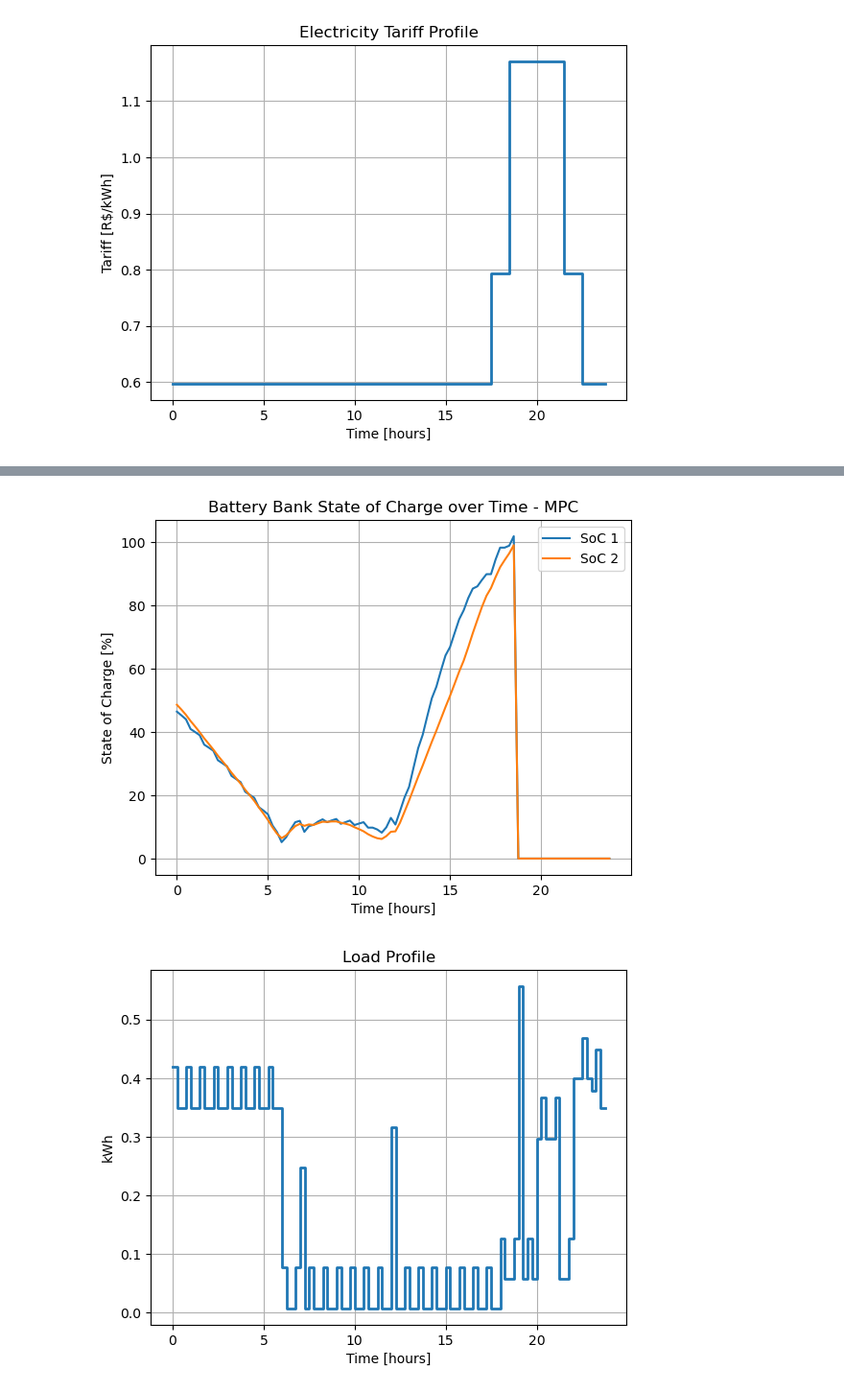
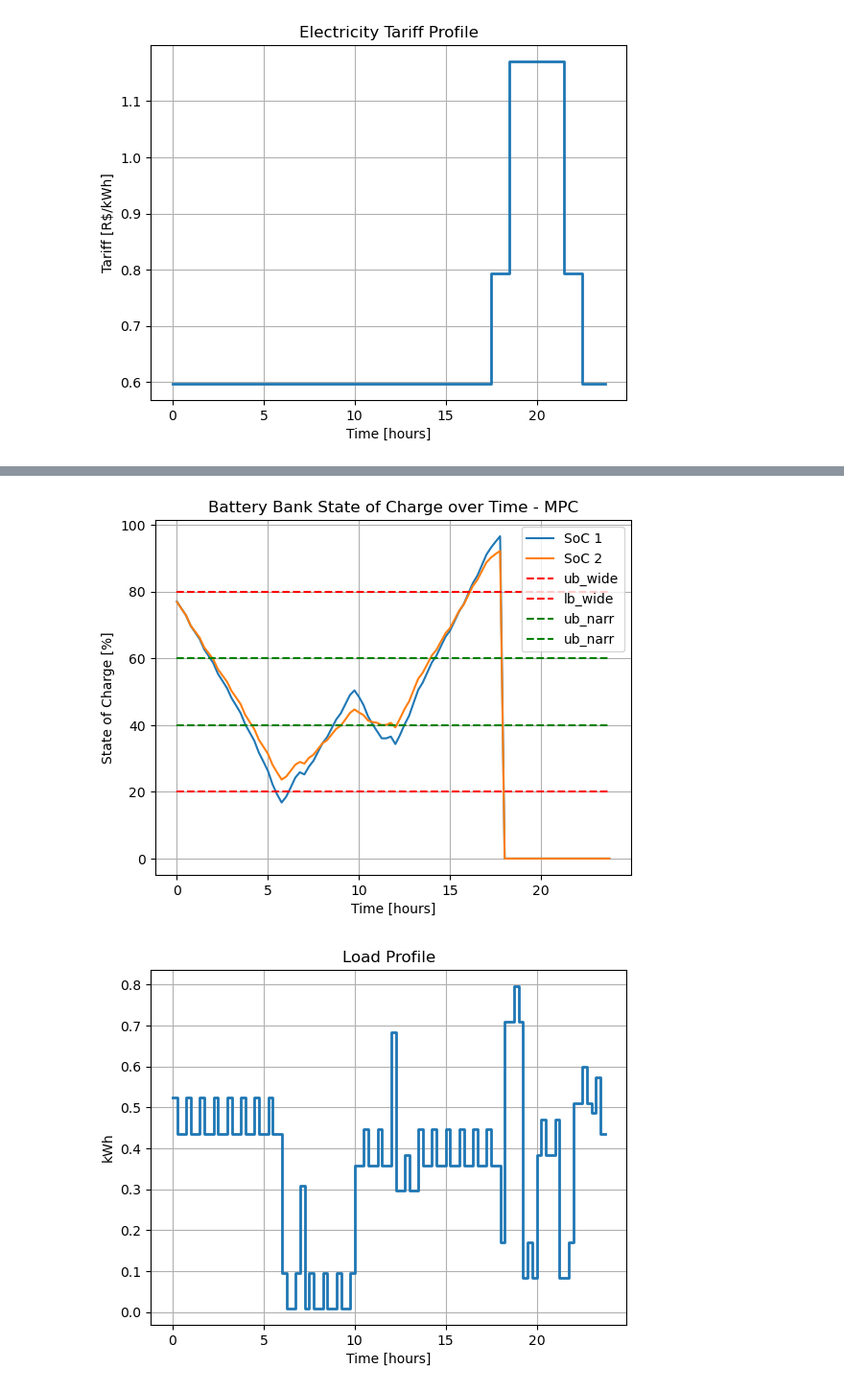
Before and after one commit to DaniloOrige/Microgrid_MPC_Simulation, a Jupyter notebook: dev/simulation.ipynb, the cells around one changed output, grey strips where cells are left out. Shown at 96% size. Drawn from its saved outputs; the diff is of its cells as text; code cells hidden in the pictures.

Commit message:
controller with added bounds and diffent load profile

```diff
--- a/dev/simulation.ipynb
+++ b/dev/simulation.ipynb
@@ -67,8 +67,8 @@ samples_hour = 3600/ts # Hour in samples
 
 # Battery parameters
 C_bat = [3 * 1000, 3 * 1000]  # Battery capacity [Wh]
-eta_ch = [0.9, 1] # Charge efficiency
-eta_dis = [0.95, 1]
+eta_ch = [0.9, 0.85] # Charge efficiency
+eta_dis = [0.95, 0.90]
 SoC_IC = [50, 50]  # Initial state of charge [%]
 alpha = [0.99999, 0.9999]
 
@@ -110,12 +110,12 @@ Battery Bank - Capacity: [3000, 3000] Wh, Charge Efficiency: [0.9, 1], Discharge
 load_dict ={
     'Wifi' : {'type': 'continuous', 'power': 35, 'hours': [[0, 24]]},
     'Room AC' : {'type': 'continuous', 'power': 1710, 'hours': [[22, 6]]},
-    'Office AC': {'type': 'continuous', 'power': 570, 'hours': [[10, 12], [13.5, 18]]},
-    'Office PC': {'type': 'continuous', 'power': 200, 'hours': [[10, 12], [13.5, 18]]},
+    'Office AC': {'type': 'continuous', 'power': 1150, 'hours': [[10, 18]]},
+    'Office PC': {'type': 'continuous', 'power': 250, 'hours': [[10, 12], [13.5, 18]]},
     'Oven' : {'type': 'continuous', 'power': 1200, 'hours': [[20, 21]]},
     'Lights' : {'type': 'continuous', 'power': 100 , 'hours': [[18, 23]]},
-    'TV' : {'type': 'continuous', 'power': 150 , 'hours': [[18, 23.5]],  },
-    'Shower' : {'type': 'continuous', 'power': 2500, 'hours': [[19.0, 19.25]]},
+    'TV' : {'type': 'continuous', 'power': 200 , 'hours': [[18, 23.5]],  },
+    'Shower' : {'type': 'continuous', 'power': 2500, 'hours': [[18.25, 19.25]]},
     'Microwaves' : {'type': 'continuous', 'power': 1200, 'hours': [[7.0, 7.25],[12.0, 12.25], [21.0, 21.25]]},
     'Freezer' : {'type' : 'cyclic', 'power' : 350 , 't_on' : 15, 't_off' : 30}
 
@@ -195,8 +198,10 @@ bank_dict = dict(
 bounds_dict = dict(
     y_lb=[0.1, 0.1],
     y_ub=[99.9, 99.9],
-    y_lb_soft=[20, 20],
-    y_ub_soft=[80, 80],
+    y_lb_wide=[20, 20],
+    y_ub_wide=[80, 80],
+    y_lb_narr=[40, 40],
+    y_ub_narr=[60, 60],
     u_lb=[-2000, -2000],
     u_ub=[2000, 2000],
     du_lb=[-2000, -2000],
@@ -209,7 +214,8 @@ controller_dict = dict(
     Q_bat = [1/(Nu * bounds_dict['u_ub'][0]**2), 1/(Nu * bounds_dict['u_ub'][1]**2)],
     Q_dbat = [1/(Nu * bounds_dict['du_ub'][0]**2), 1/(Nu * bounds_dict['du_ub'][1]**2)],
     Q_SoC = [1 / (Np * bounds_dict['y_ub'][0]**2), 1 / (Np * bounds_dict['y_ub'][1]**2)],
-    Q_SoC_soft = [10/(Np * bounds_dict['y_ub_soft'][0]**2), 10/(Np * bounds_dict['y_ub_soft'][1]**2)],
+    Q_SoC_wide = [1/(Np * bounds_dict['y_ub_wide'][0]**2), 1/(Np * bounds_dict['y_ub_wide'][1]**2)],
+    Q_SoC_narr = [1/(Np * bounds_dict['y_ub_narr'][0]**2), 1/(Np * bounds_dict['y_ub_narr'][1]**2)],
     Q_grid = 1,
     ts = ts,
 )
@@ -219,7 +225,7 @@ controller_dict = dict(
 controller = Controller(**bank_dict, **controller_dict, **bounds_dict)
 problem = controller.prob
 # %%
-SoC_IC = [50, 50]
+SoC_IC = [80, 80]
 y_array = np.zeros((nx, Nsim))
 u_array = np.zeros((nu, Nsim - 1))
 Pgrid_array = np.zeros(Nsim - 1)
@@ -276,7 +282,8 @@ for k in range(Nsim - 1):
     u_neg = np.minimum(u, 0)
 
     Pgrid = load_profile[k] - pv_profile[k] + np.sum(u)
-
+    if Pgrid <= 0:
+        print('EEEEEEEEEEEEEEEEEEEEEEEEEEEEEEEEETAAAAAAAAAAAAAAAAAAAAAAAAAAAAAAAAAAAAAA CARALHOOOOOOOOOOOOOOOOOOOOOOOOOOOOOOOOOOOOOOOOOOO')
 
     y = battery.simulate(y, u_pos, u_neg, ts)
 
@@ -315,7 +322,7 @@ y_array[:, -1] = y_array[:, -2]
 print(f'Egrid: {Egrid/1000:.2f} kWh')
 print(f'Eload: {Eload/1000:.2f} kWh')
 print(f'Eppv: {Eppv/1000:.2f} kWh')
-print(f'Ebat {np.sum(u)*dt/1000:.2f} kWh')
+print(f'Ebat {np.sum(u)*dt:.2f} kWh')
 print(f'cost: {cost}')
 
 load_total = Eload/1000.0
@@ -346,22 +352,35 @@ KeyboardInterrupt:
 # %%
+plot_wide_ub_bound = np.ones(96) * 80
+plot_wide_lb_bound = np.ones(96) * 20
+
+plot_narr_ub_bound = np.ones(96) * 40
+plot_narr_lb_bound = np.ones(96) * 60
+
+
+
 
 plt.figure()
 plt.plot(np.arange(0, t_sim/2, dt), y_array[0, :96], label= 'SoC 1')
 plt.plot(np.arange(0, t_sim/2, dt), y_array[1, :96], label= 'SoC 2')
+plt.plot(np.arange(0, t_sim/2, dt), plot_wide_ub_bound, label= 'ub_wide', linestyle= '--', color='red')
+plt.plot(np.arange(0, t_sim/2, dt), plot_wide_lb_bound, label= 'lb_wide', linestyle= '--', color='red')
+plt.plot(np.arange(0, t_sim/2, dt), plot_narr_ub_bound, label= 'ub_narr', linestyle= '--', color='green')
+plt.plot(np.arange(0, t_sim/2, dt), plot_narr_lb_bound, label= 'ub_narr', linestyle= '--', color='green')
+
 plt.legend()
 plt.title('Battery Bank State of Charge over Time - MPC')
 plt.xlabel('Time [hours]')
 plt.ylabel('State of Charge [%]')
 plt.grid()
 plt.show()
 
 plt.figure()
 plt.step(np.arange(0, 24, 0.25), load_profile[:96]/1000 * 0.25, where='post', linewidth=2)
 plt.title('Load Profile')
 plt.xlabel('Time [hours]')
 plt.ylabel('kWh')
 plt.grid()
 plt.show()
 # %% [output]
-[figure, old version]
+[figure, new version]
-[figure, old version]
+[figure, new version]
```
Also changed, not shown: parts of 5 cells of this notebook, 1 other file.
